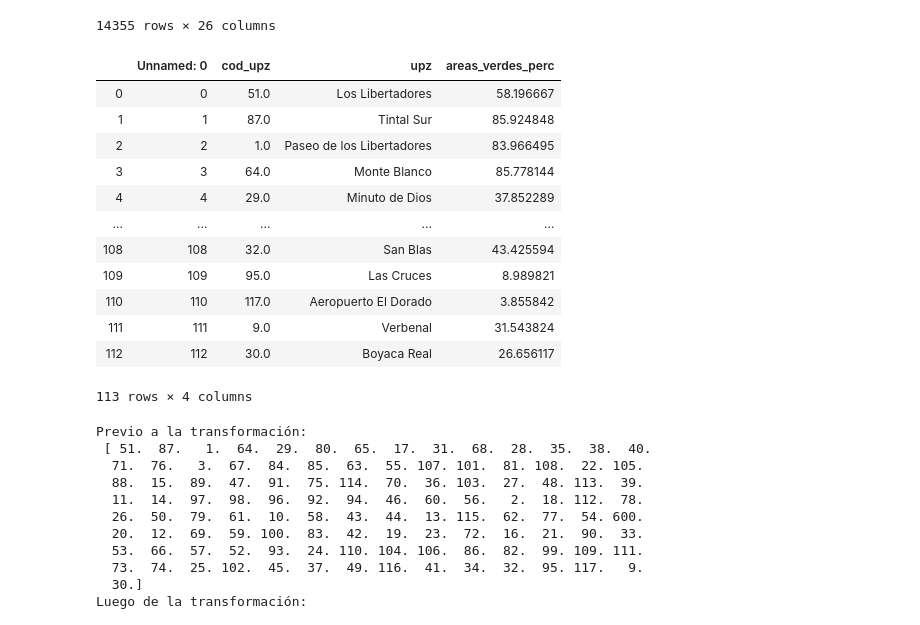
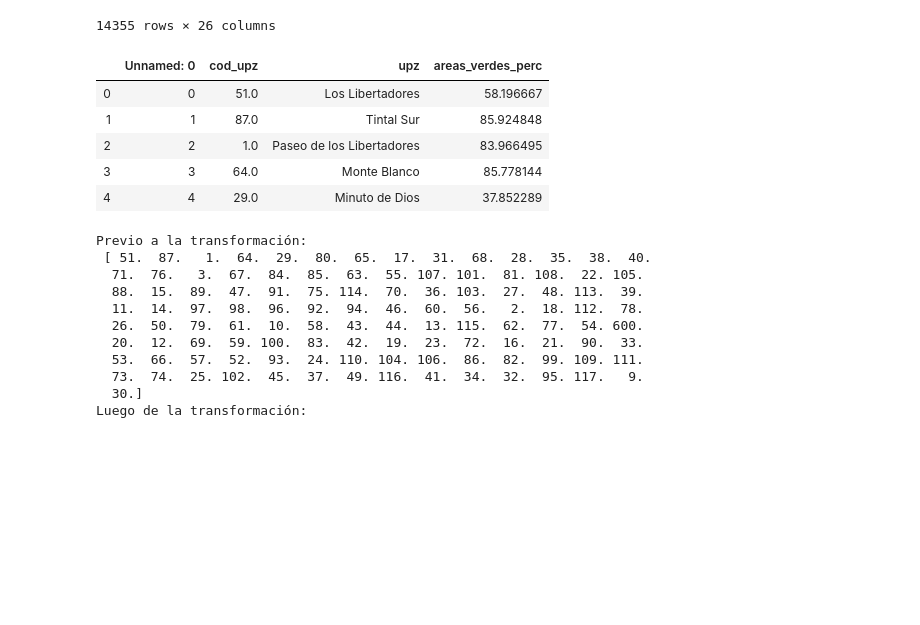
Before and after one commit to kurtwalsen/MA6202-Tarea-1, a Jupyter notebook: tarea1.ipynb, the cells around one changed output. Saved outputs shown, nothing was run; the diff lists cells and outputs as text; code cells hidden in the pictures; blank space fills up the shorter version.

```diff
--- a/tarea1.ipynb
+++ b/tarea1.ipynb
@@ -760,21 +713,14 @@ df_merged
 # %%
 # Cargamos la data asociada a porcentaje_areas_verdes.csv
 perc_areas_verdes = pd.read_csv('./data/estadisticas_upz/porcentaje_areas_verdes.csv')
-perc_areas_verdes
+perc_areas_verdes.head()
 # %% [output]
 |  | Unnamed: 0 | cod_upz | upz | areas_verdes_perc |
 | 0 | 0 | 51.0 | Los Libertadores | 58.196667 |
 | 1 | 1 | 87.0 | Tintal Sur | 85.924848 |
 | 2 | 2 | 1.0 | Paseo de los Libertadores | 83.966495 |
 | 3 | 3 | 64.0 | Monte Blanco | 85.778144 |
 | 4 | 4 | 29.0 | Minuto de Dios | 37.852289 |
-| ... | ... | ... | ... | ... |
-| 108 | 108 | 32.0 | San Blas | 43.425594 |
-| 109 | 109 | 95.0 | Las Cruces | 8.989821 |
-| 110 | 110 | 117.0 | Aeropuerto El Dorado | 3.855842 |
-| 111 | 111 | 9.0 | Verbenal | 31.543824 |
-| 112 | 112 | 30.0 | Boyaca Real | 26.656117 |
-113 rows × 4 columns
 # %%
 # Estructura columna de UPlCodigo para la data perc_areas_verdes,
 # notamos que contiene solo floats, sin el prefijo 'UPZ'
```
Also changed, not shown: parts of 6 cells of this notebook.
